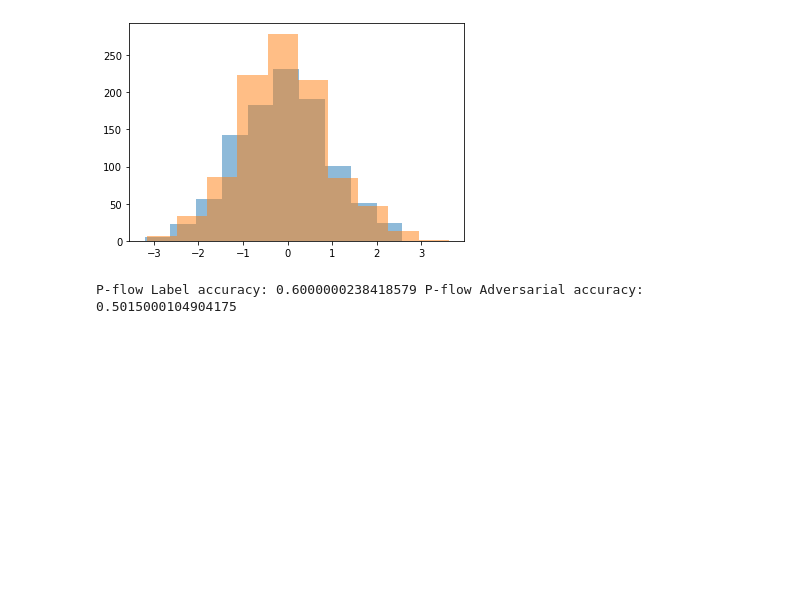
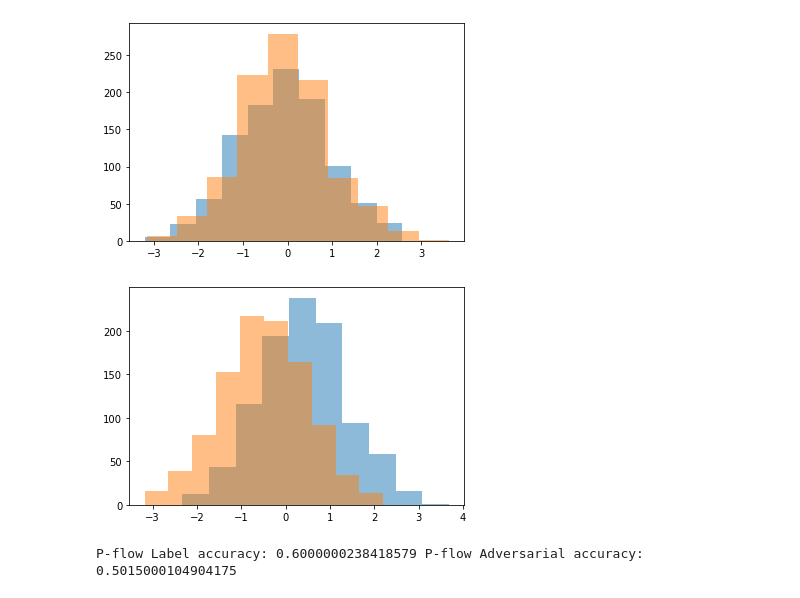
Before and after one commit to jtamanas/FNF4HEP, a Jupyter notebook: alpha23_example.ipynb, the cells around one changed output. Saved outputs shown, nothing was run; the diff lists cells and outputs as text; code cells hidden in the pictures; blank space fills up the shorter version.

```diff
--- a/alpha23_example.ipynb
+++ b/alpha23_example.ipynb
@@ -162,6 +170,12 @@ with torch.no_grad():
     plt.hist((probability_flow._transform(data_test[(context_test==1)], context_test[(context_test==1)].unsqueeze(1)))[0].T, alpha=0.5)
 # %% [output]
 [figure]
+# %%
+with torch.no_grad():
+    plt.hist((probability_flow._transform(data_test[(labels_test==0)], labels_test[(labels_test==0)].unsqueeze(1)))[0].T, alpha=0.5)
+    plt.hist((probability_flow._transform(data_test[(labels_test==1)], labels_test[(labels_test==1)].unsqueeze(1)))[0].T, alpha=0.5)
+# %% [output]
+[figure, added]
 # %%
 with torch.no_grad():
     embedded_data_train, _ = probability_flow._transform(data_train, context_train.unsqueeze(1))
```
Also changed, not shown: parts of 4 cells of this notebook, 2 other files.
